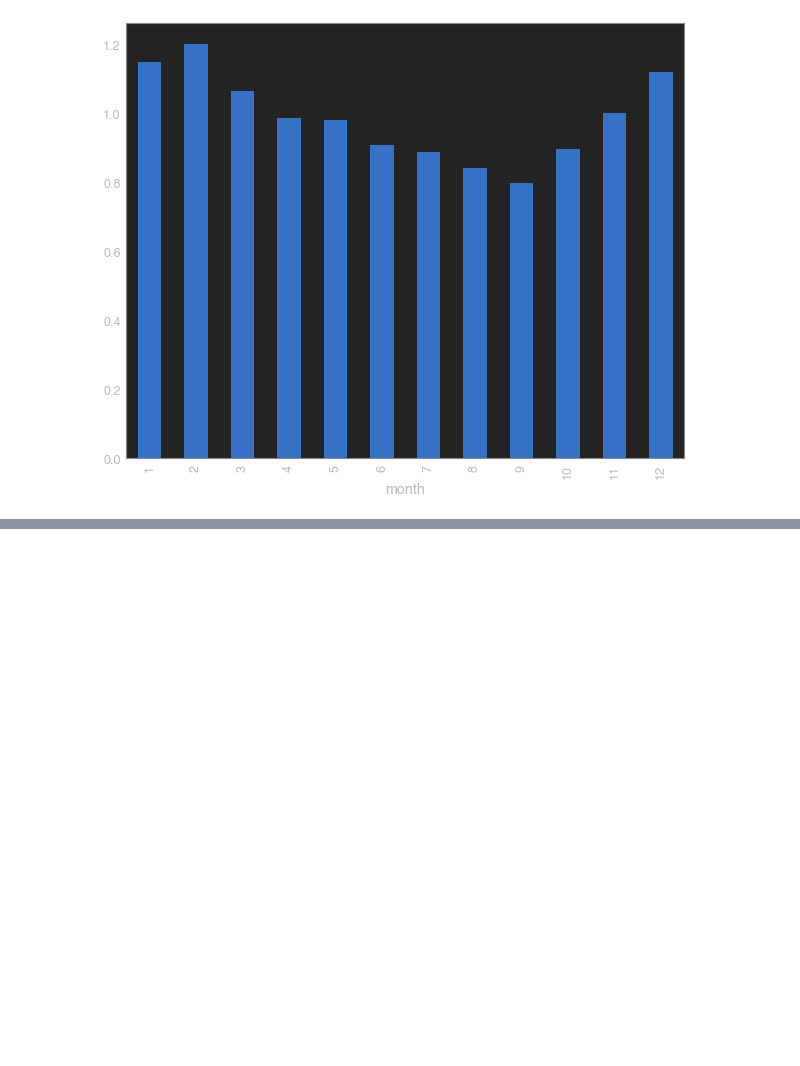
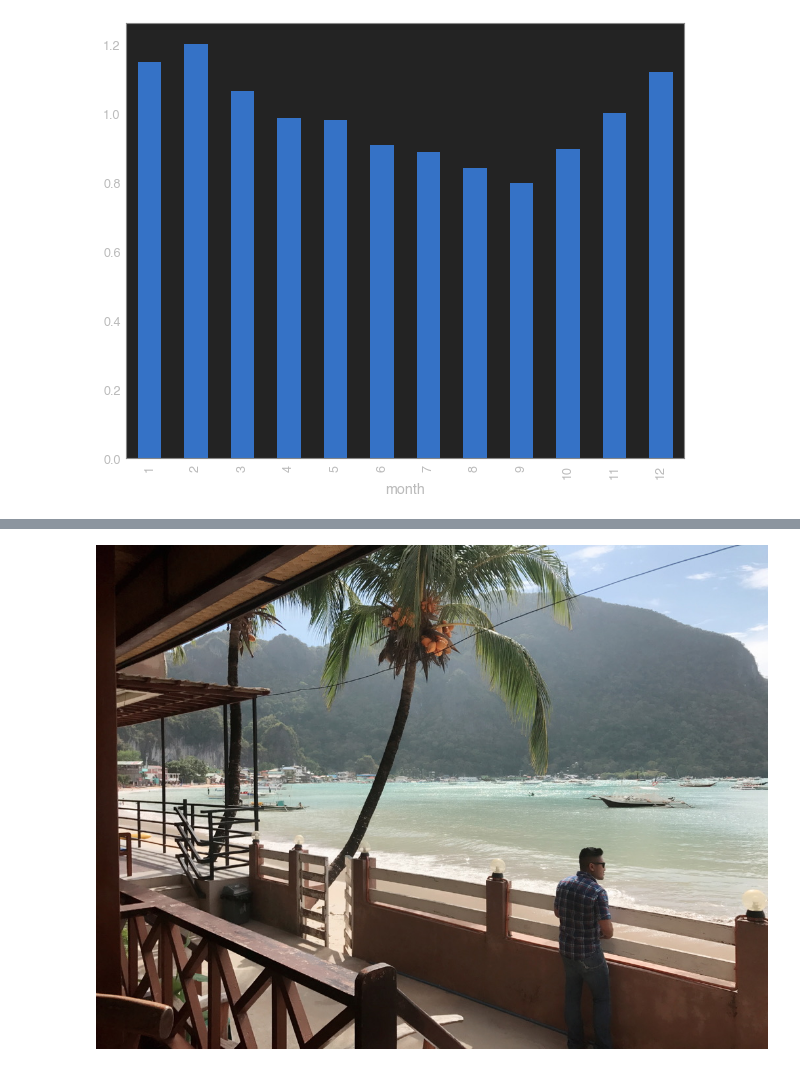
Before and after one commit to Ken-Alviola/climate_time_series_exercise, a Jupyter notebook: explore_manila.ipynb, the cells around one changed output, grey strips where cells are left out. Cells and saved outputs as stored; diff of their text form; code cells hidden in the pictures; blank space fills up the shorter version.

```diff
--- a/explore_manila.ipynb
+++ b/explore_manila.ipynb
@@ -221,2 +224,9 @@ sns.boxplot(data = train, x='month', y='AverageTemperature', palette='cool')
+# %%
+#Import library
+from IPython.display import Image
+# Load image from local storage
+Image(filename = "El_Nido.jpeg")
+# %% [output]
+[figure, added]
 # %%
 sns.boxplot(data = train, x='decade', y='AverageTemperature', palette='cool')
```
Also changed, not shown: parts of 58 cells of this notebook, 2 other files.
